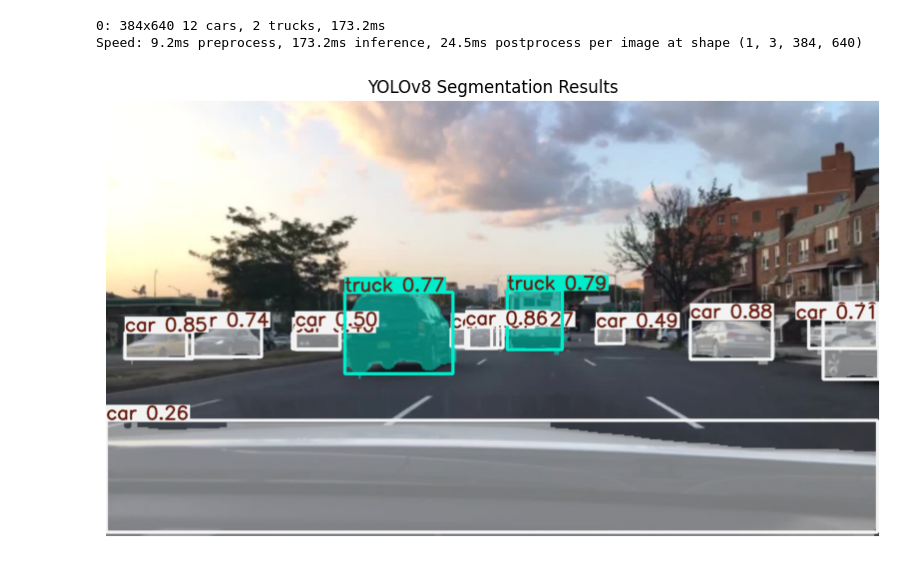
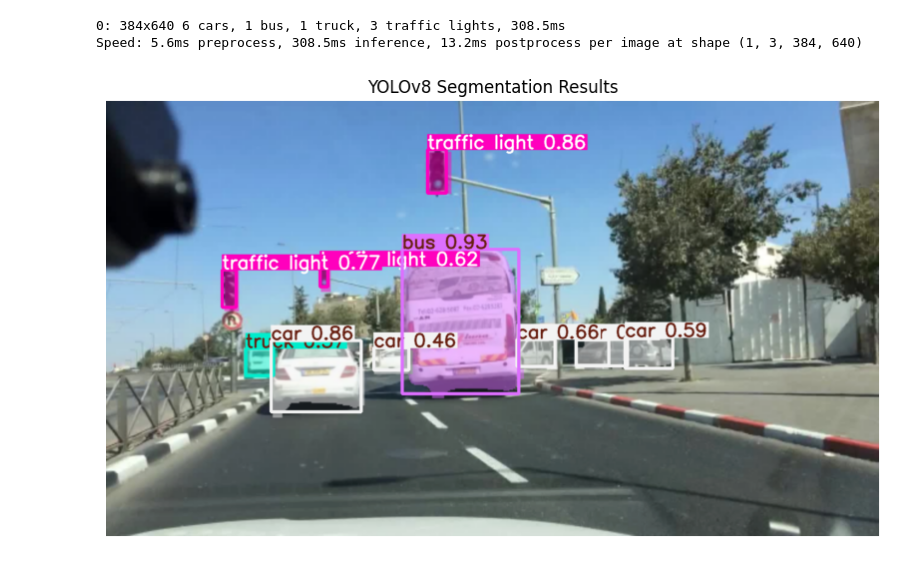
Before and after one commit to poripouria/RagbaarNet, a Jupyter notebook: test.ipynb, the cells around one changed output. Drawn from its saved outputs; the diff is of its cells as text; code cells hidden in the pictures.

```diff
--- a/test.ipynb
+++ b/test.ipynb
@@ -3,20 +3,20 @@ from ultralytics import YOLO
 import cv2
 import matplotlib.pyplot as plt
 # %%
-model = YOLO("Pre-trained Models/yolov8s-seg.pt")  # yolov8s-seg.pt # yolov8m-seg.pt # yolov8l-seg.pt # yolov8x-seg.pt
+model = YOLO("Pre-trained Models/yolov8m-seg.pt")  # yolov8n-seg.pt # yolov8s-seg.pt # yolov8l-seg.pt # yolov8x-seg.pt
 # %%
-img = cv2.imread("assets/test/dashcam-val(c37b8378-9c23f3b3).jpg")
+img = cv2.imread("assets/test/dashcam-train(550e9f1b-b49b2afa).jpg")
 img_rgb = cv2.cvtColor(img, cv2.COLOR_BGR2RGB)
 results = model(img_rgb)[0]  # Get the first result
 plt.figure(figsize=(10, 6))
 plt.imshow(results.plot())  # Plot the results
 plt.title("YOLOv8 Segmentation Results")
 plt.axis('off')
 plt.show()
 # %% [output]
-0: 384x640 12 cars, 2 trucks, 173.2ms
-Speed: 9.2ms preprocess, 173.2ms inference, 24.5ms postprocess per image at shape (1, 3, 384, 640)
+0: 384x640 6 cars, 1 bus, 1 truck, 3 traffic lights, 308.5ms
+Speed: 5.6ms preprocess, 308.5ms inference, 13.2ms postprocess per image at shape (1, 3, 384, 640)
-[figure, old version]
+[figure, new version]
 # %%
 from transformers import SegformerImageProcessor, SegformerForSemanticSegmentation
 import torch
```
Also changed, not shown: parts of 4 cells of this notebook, 4 other files.
